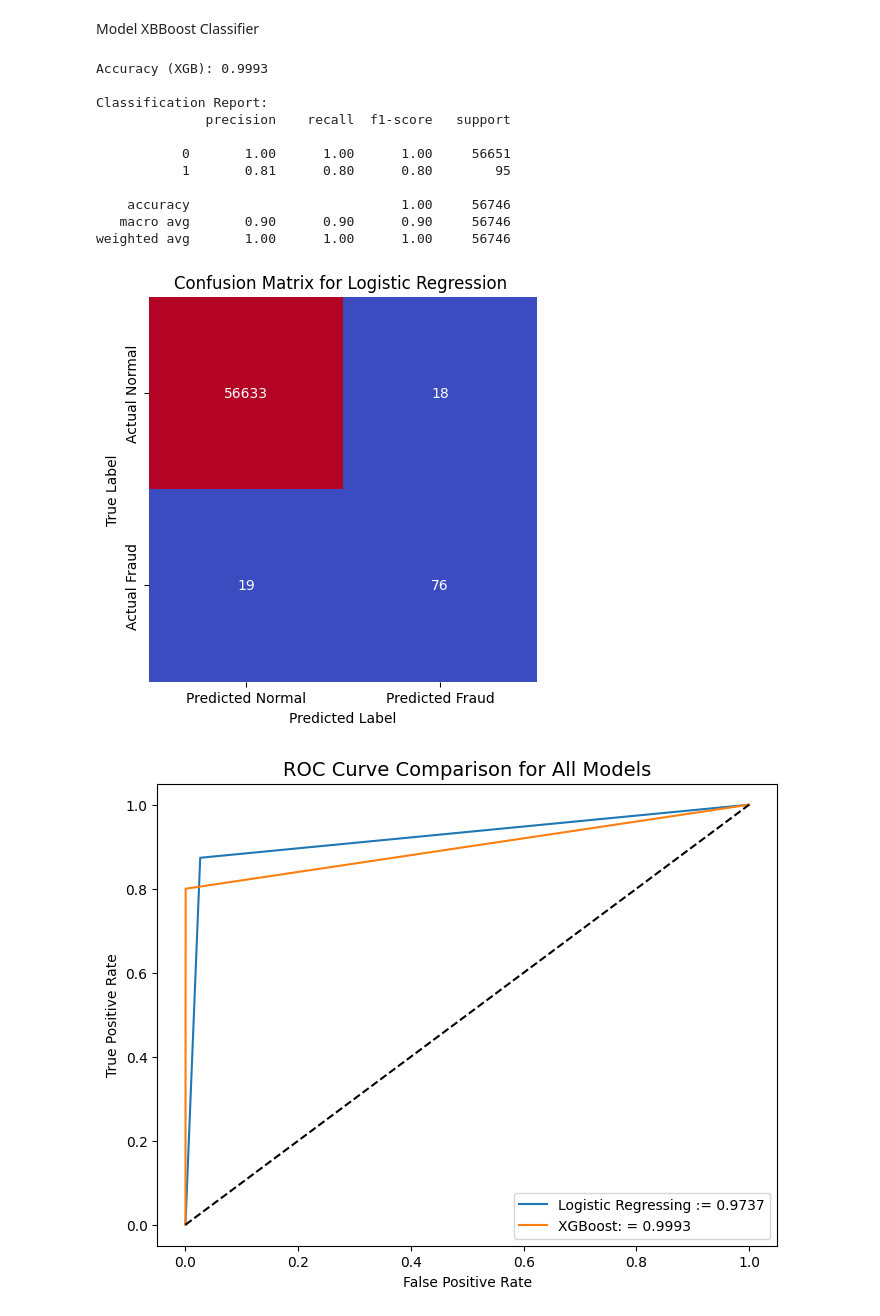
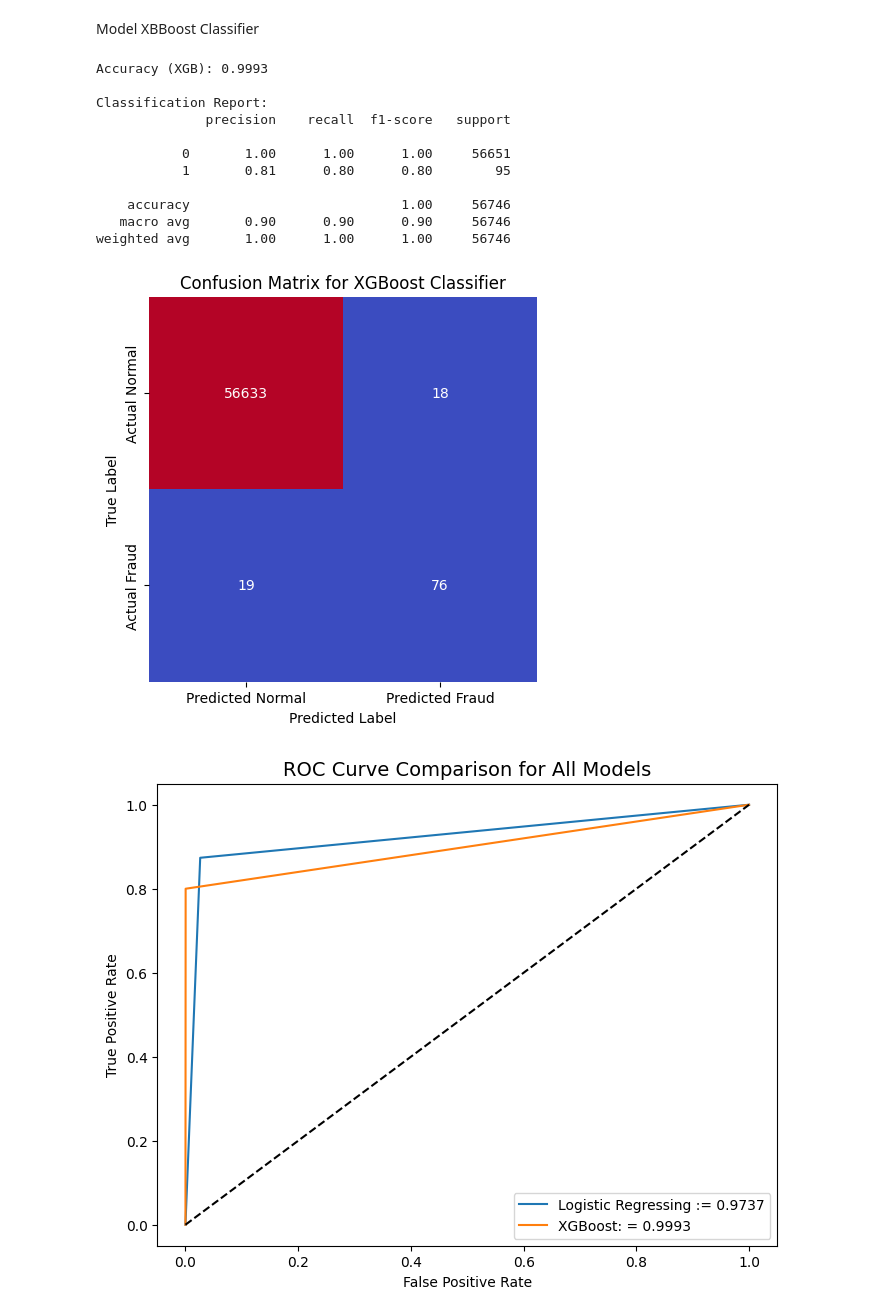
Before and after one commit to kunalvanjani705-tech/CreditCard-Fraud-Detection, a Jupyter notebook: CCFraudAnalysis.ipynb, the cells around one changed output. Drawn from its saved outputs; the diff is of its cells as text; code cells hidden in the pictures.

```diff
--- a/CCFraudAnalysis.ipynb
+++ b/CCFraudAnalysis.ipynb
@@ -390,35 +390,35 @@ XGB_y_pred=XGB_Model.predict(X_test)
 
 #accuracy socre
 accuracy_XGB = accuracy_score(y_test, XGB_y_pred)
 print(f"Accuracy (XGB): {accuracy_XGB:.4f}")
 
 print("\nClassification Report:")
 print(classification_report(y_test, XGB_y_pred))
 
 cm=confusion_matrix(y_test, XGB_y_pred)
 
 #plotting confusion matrix
 plt.figure(figsize=(5,5))
 sns.heatmap(cm, annot=True, fmt='d',cmap='coolwarm',cbar=False,
             xticklabels=['Predicted Normal','Predicted Fraud'],
             yticklabels=['Actual Normal', 'Actual Fraud'])
-plt.title('Confusion Matrix for Logistic Regression ')
+plt.title('Confusion Matrix for XGBoost Classifier')
 plt.xlabel('Predicted Label')
 plt.ylabel('True Label')
 plt.show()
 # %% [output]
 Accuracy (XGB): 0.9993
 
 Classification Report:
               precision    recall  f1-score   support
 
            0       1.00      1.00      1.00     56651
            1       0.81      0.80      0.80        95
 
     accuracy                           1.00     56746
    macro avg       0.90      0.90      0.90     56746
 weighted avg       1.00      1.00      1.00     56746
-[figure, old version]
+[figure, new version]
 # %%
 fpr_lr, tpr_lr, _ = roc_curve(y_test, y_pred)
 fpr_xgb, tpr_xgb, _ = roc_curve(y_test, XGB_y_pred)
```
